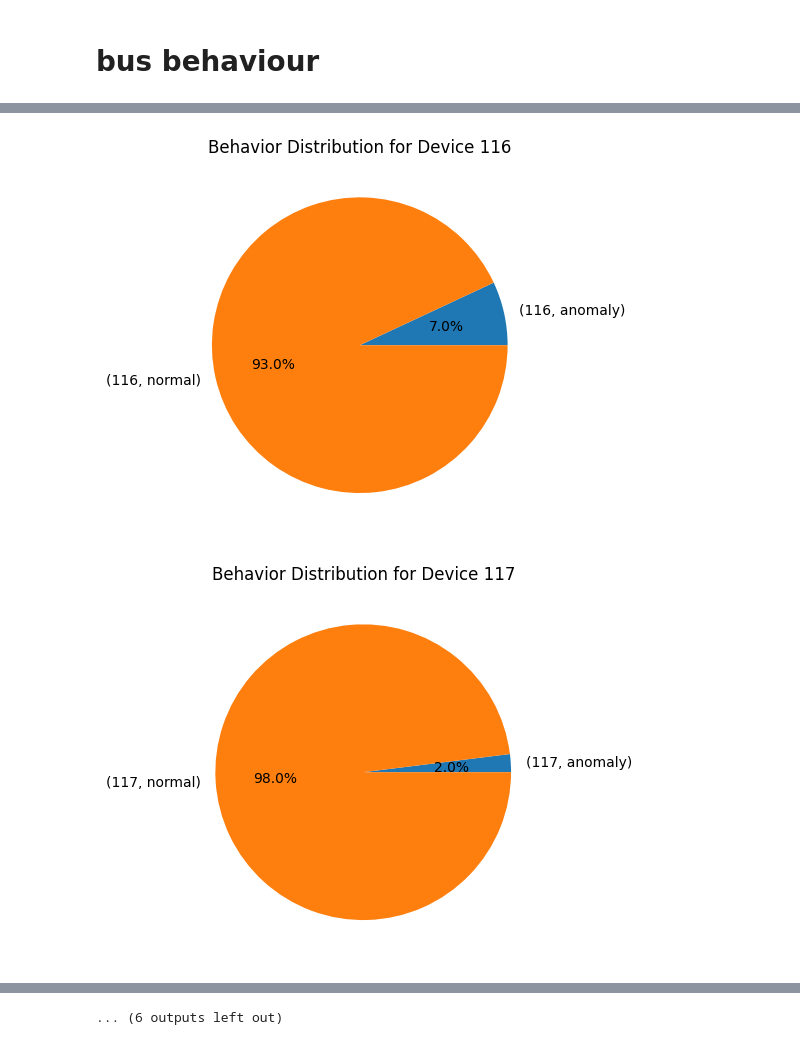
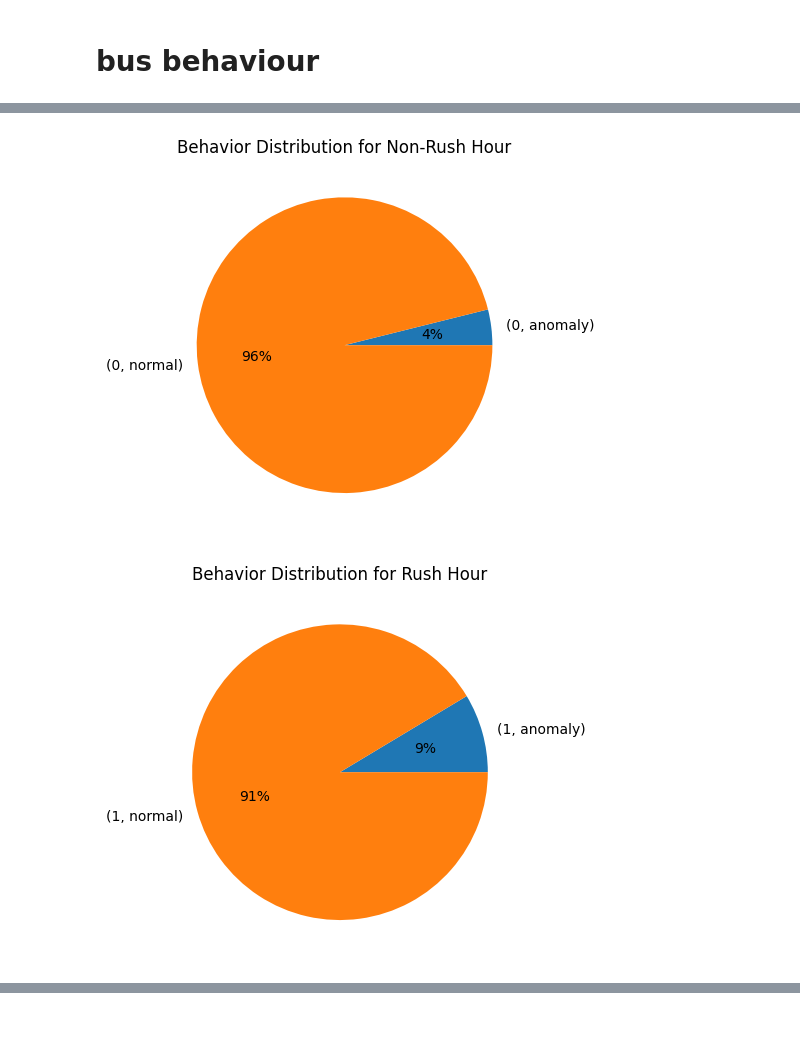
Before and after one commit to ShanukaLakshan/Realtime-GPS-Bus---Data-Science-Project, a Jupyter notebook: AnomalyDetection/performance.ipynb, the cells around one changed output, grey strips where cells are left out. Cells and saved outputs as stored; diff of their text form; code cells hidden in the pictures.

Commit message:
more visualizations

```diff
--- a/AnomalyDetection/performance.ipynb
+++ b/AnomalyDetection/performance.ipynb
@@ -42,3 +42,26 @@ plt.show()
 [figure]
 # %% [markdown]
 # bus behaviour
+# %%
+import matplotlib.pyplot as plt
+
+# Group the data by device_id and behaviour, and count the number of occurrences
+counts = trip_data.groupby(['device_id', 'behaviour']).size()
+
+# Create a grid of subplots with 3 columns
+num_cols = 3
+num_rows = (len(counts) + num_cols - 1) // num_cols
+fig, axs = plt.subplots(num_rows, num_cols, figsize=(12, 4*num_rows))
+
+# Plot each pie chart in a separate subplot
+for i, (device_id, group) in enumerate(counts.groupby(level=0)):
+    row = i // num_cols
+    col = i % num_cols
+    ax = axs[row, col]
+    group.plot(kind='pie', autopct='%1.0f%%', ax=ax)
+    ax.set_title(f'Behavior Distribution for Device {device_id}')
+    ax.set_ylabel('')
+
+# Remove the spacing between subplots and display the plot
+plt.subplots_adjust(wspace=0, hspace=0)
+plt.show()
@@ -45,13 +70,15 @@ plt.show()
 # %%
 # Group the data by device_id and behaviour, and count the number of occurrences
-counts = trip_data.groupby(['device_id', 'behaviour']).size()
+counts = trip_data.groupby(['rush_hour', 'behaviour']).size()
+
+dictinoary = {True: "Rush Hour", False: "Non-Rush Hour"}
 
 # Create a pie chart for each device_id
-for device_id, group in counts.groupby(level=0):
-    group.plot(kind='pie', autopct='%1.1f%%')
-    plt.title(f'Behavior Distribution for Device {device_id}')
+for rush_hour, group in counts.groupby(level=0):
+    group.plot(kind='pie', autopct='%1.0f%%')
+    plt.title(f'Behavior Distribution for {dictinoary[rush_hour]}')
     plt.ylabel('')
     plt.show()
 # %% [output]
-[figure, old version]
+[figure, new version]
-[figure, old version]
+[figure, new version]
@@ -68 +84,0 @@ for device_id, group in counts.groupby(level=0):
-... (6 outputs left out)
```
Also changed, not shown: parts of 4 cells of this notebook.
